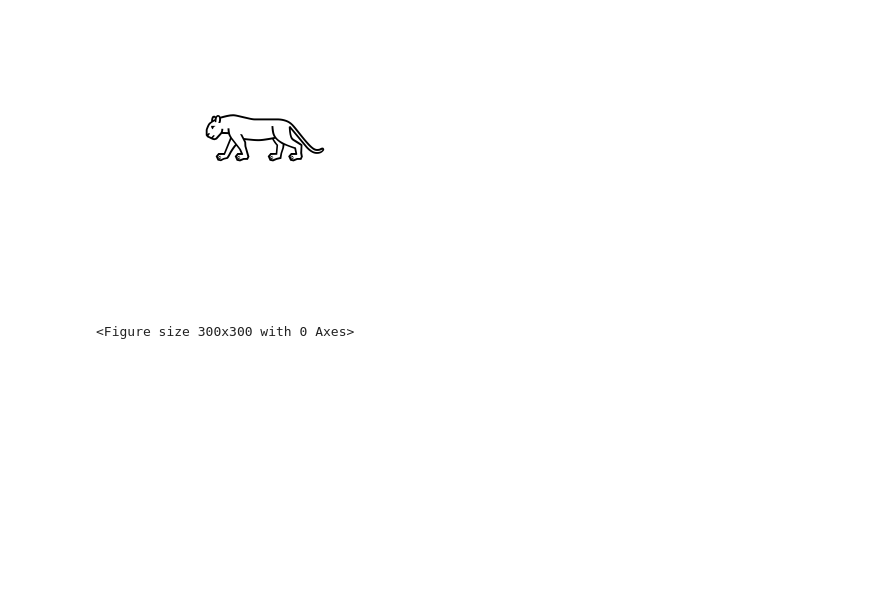
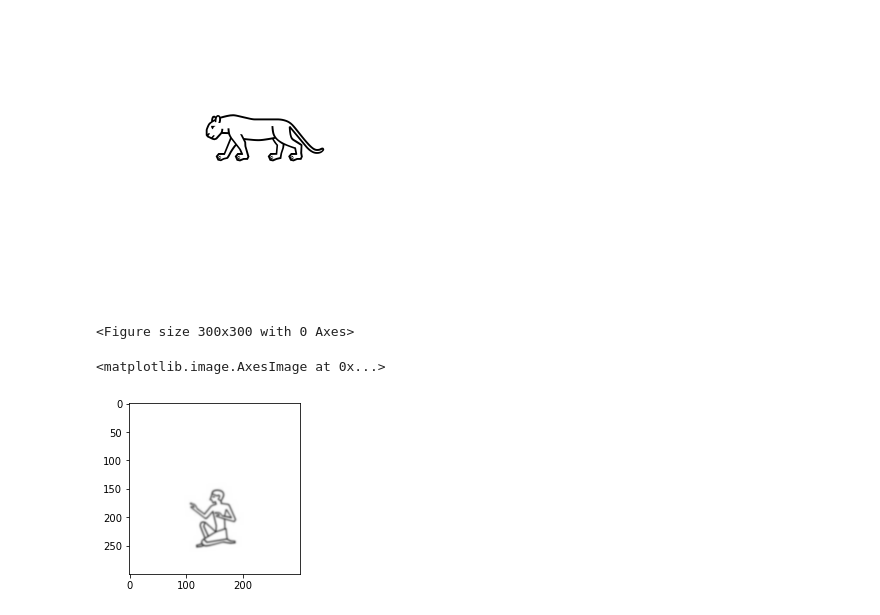
Before and after one commit to dawid0planeta/hiero, a Jupyter notebook: testing.ipynb, the cells around one changed output. Drawn from its saved outputs; the diff is of its cells as text; code cells hidden in the pictures; blank space fills up the shorter version.

```diff
--- a/testing.ipynb
+++ b/testing.ipynb
@@ -83,3 +83,25 @@ for i in range(0x13000, 0x1342F+1):
     plt.clf()
 # %% [output]
 <Figure size 300x300 with 0 Axes>
+# %%
+import skimage
+from skimage.io import imread
+from skimage.transform import rotate, warp
+from skimage.filters import threshold_mean
+from random import uniform
+from skimage.transform import SimilarityTransform
+import numpy as np
+import matplotlib.pyplot as plt
+
+image = imread("./baza/13000.jpg")
+
+image_rotated = rotate(image, angle=uniform(-30.0, 30.0), mode="edge" ,resize=False)
+image_blurred = skimage.filters.gaussian(image_rotated, sigma=uniform(1.3, 1.3))
+tform = SimilarityTransform(translation=ation=(0, -100))
+warped = warp(image_blurred, tform, mode="edge")
+
+# show image
+plt.imshow(warped)
+# %% [output]
+<matplotlib.image.AxesImage at 0x...>
+[figure, added]
```
Also changed, not shown: parts of 2 cells of this notebook.
